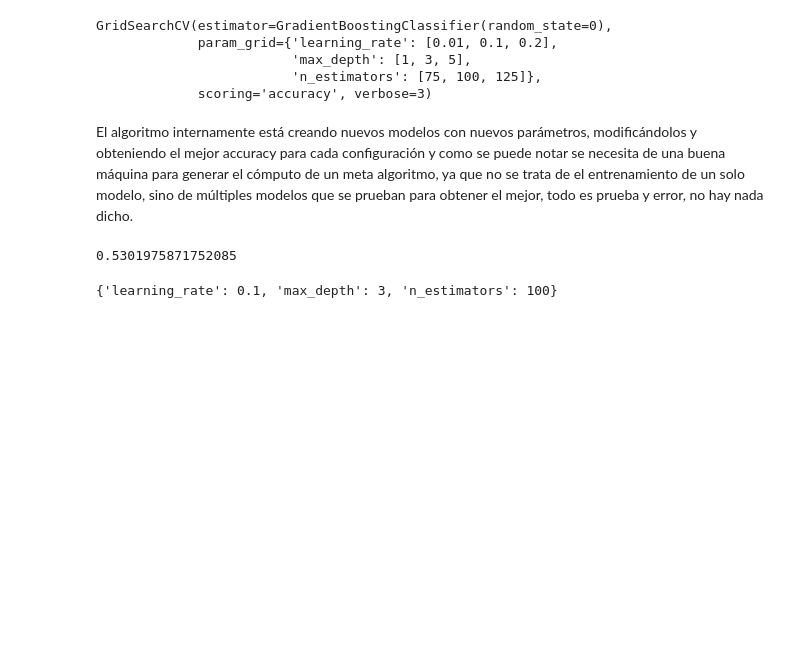
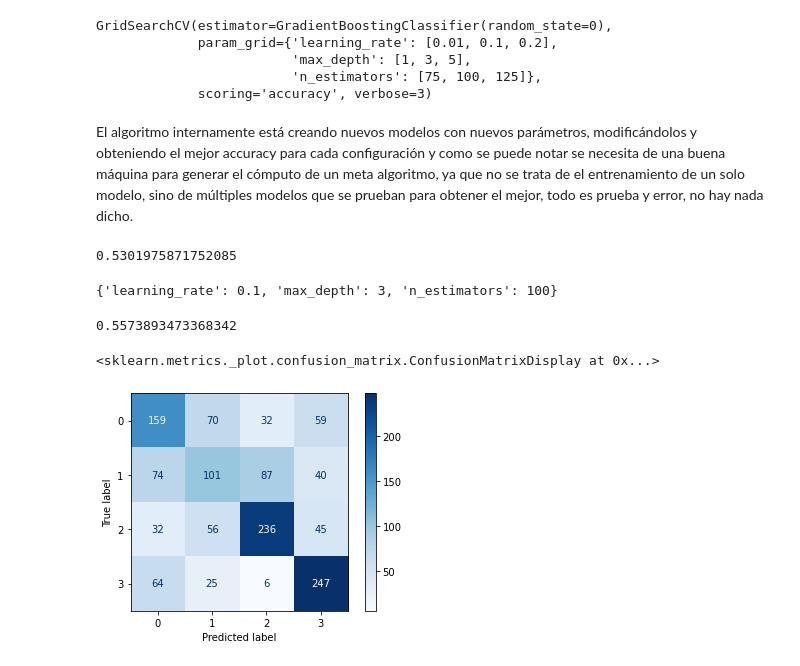
Before and after one commit to gabrieltorres519/Curso_ML_Python_Programador_IA, a Jupyter notebook: 7_Meta_Algoritmos-Tunning_de_Parámetros/1_Meta_Algoritmos_Tunning_Parámetros.ipynb, the cells around one changed output. Cells and saved outputs as stored; diff of their text form; code cells hidden in the pictures; blank space fills up the shorter version.

Commit message:
50) Meta Algoritmos: Uso del modelo con los mejores parámetros obtenido por el meta algoritmo y mostrando su precisión y matrices de confusión

```diff
--- a/7_Meta_Algoritmos-Tunning_de_Parámetros/1_Meta_Algoritmos_Tunning_Parámetros.ipynb
+++ b/7_Meta_Algoritmos-Tunning_de_Parámetros/1_Meta_Algoritmos_Tunning_Parámetros.ipynb
@@ -156,3 +156,9 @@ cv.best_score_
 cv.best_params_
 # %% [output]
 {'learning_rate': 0.1, 'max_depth': 3, 'n_estimators': 100}
+# %%
+# Usamos lo que nos devolció el meta algoritmo en lugar del modelo inicial con valores por defecto
+y_pred = cv.predict(X_test)
+print(accuracy_score(y_test, y_pred))
+# %% [output]
+0.5573893473368342
@@ -158,0 +168,5 @@ cv.best_params_
+# %%
+ConfusionMatrixDisplay.from_estimator(cv, X_test, y_test, cmap= plt.cm.Blues, normalize=None) # Aciertos/Errores
+# %% [output]
+<sklearn.metrics._plot.confusion_matrix.ConfusionMatrixDisplay at 0x...>
+[figure, added]
```
Also changed, not shown: parts of 3 cells of this notebook.
